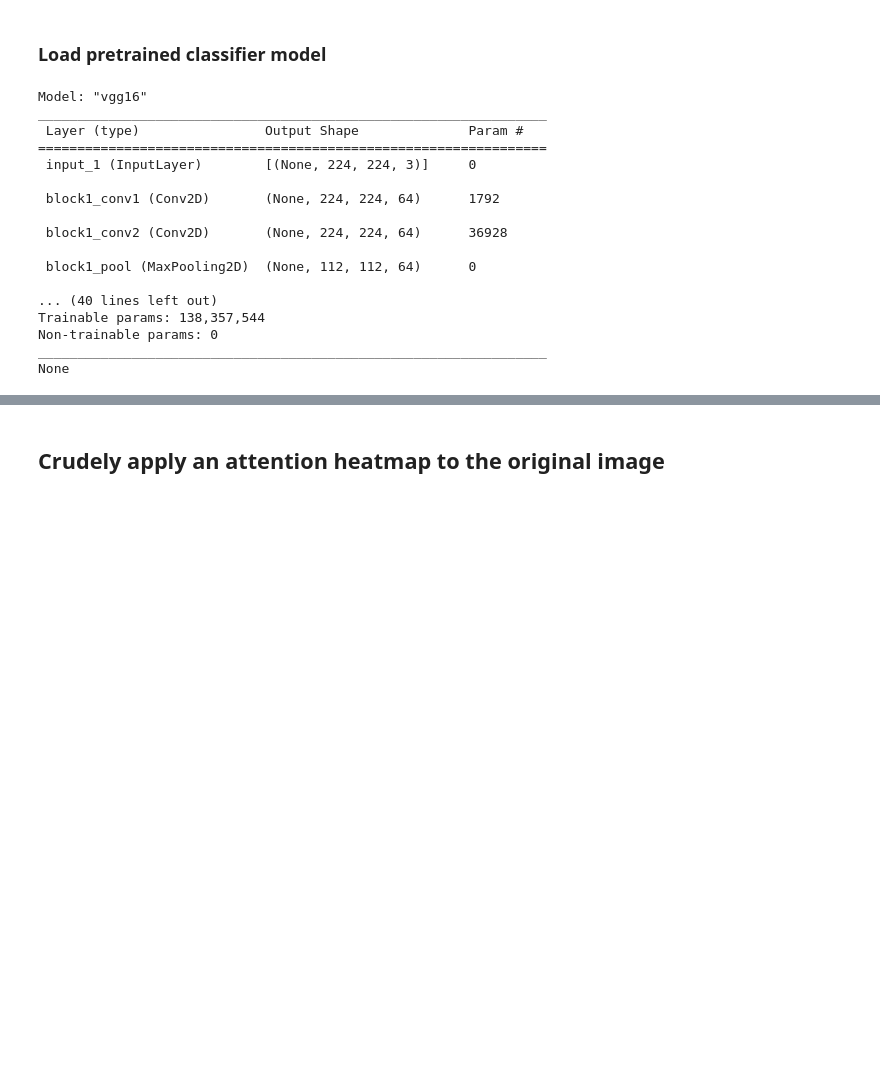
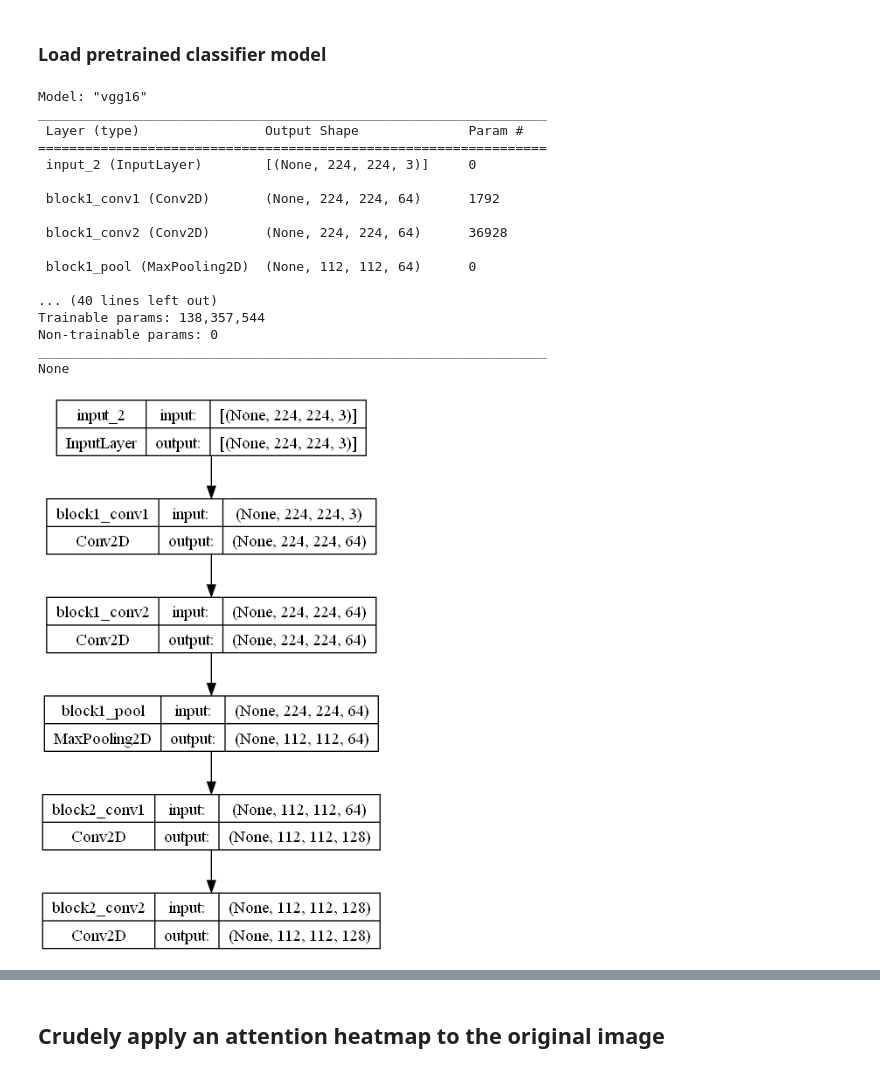
Before and after one commit to blueted2/utwente-acvpr-project, a Jupyter notebook: vgg16_attention_test/attention.ipynb, the cells around one changed output, grey strips where cells are left out. Drawn from its saved outputs; the diff is of its cells as text; code cells hidden in the pictures; blank space fills up the shorter version.

```diff
--- a/vgg16_attention_test/attention.ipynb
+++ b/vgg16_attention_test/attention.ipynb
@@ -3,19 +3,23 @@
 # %%
 from keras.applications import VGG16
 from keras.applications.vgg16 import preprocess_input, decode_predictions
+from keras.utils.vis_utils import plot_model
 
 import tensorflow as tf
 import numpy as np
 
 base_model = VGG16(weights="imagenet")
 
+
+plot_model(base_model, to_file="vgg16.png", show_shapes=True, show_layer_names=True)
+
 print(base_model.summary())
 # %% [output]
 Model: "vgg16"
 _________________________________________________________________
  Layer (type)                Output Shape              Param #
 =================================================================
- input_1 (InputLayer)        [(None, 224, 224, 3)]     0
+ input_2 (InputLayer)        [(None, 224, 224, 3)]     0
 
  block1_conv1 (Conv2D)       (None, 224, 224, 64)      1792
 
@@ -28,6 +32,18 @@ Trainable params: 138,357,544
 Non-trainable params: 0
 _________________________________________________________________
 None
+# %%
+import keras
+
+
+l = base_model.layers[5].output
+
+m = keras.Model(inputs=base_model.input, outputs=l)
+
+
+plot_model(m, to_file="sub.png", show_shapes=True, show_layer_names=True)
+# %% [output]
+[figure, added]
 # %%
 import matplotlib.pyplot as plt
 from tensorflow.keras.preprocessing import image
```
Also changed, not shown: parts of 5 cells of this notebook, 9 other files.
